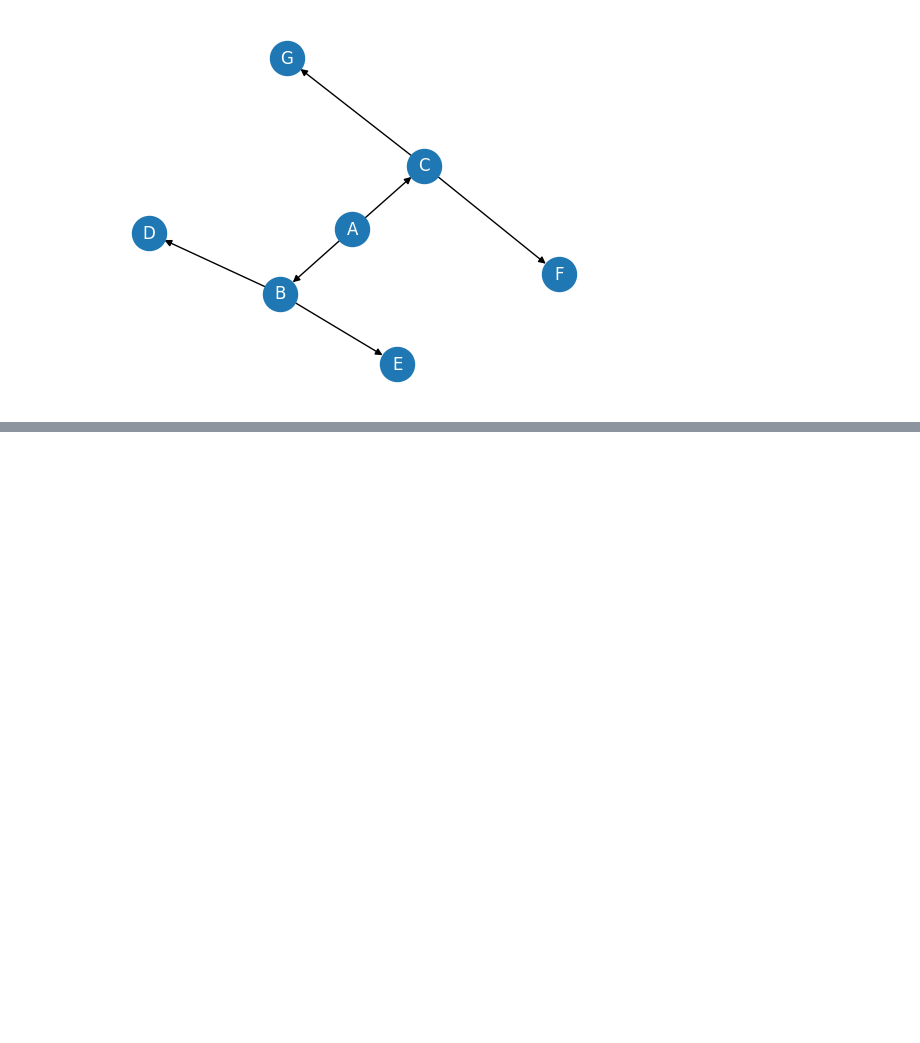
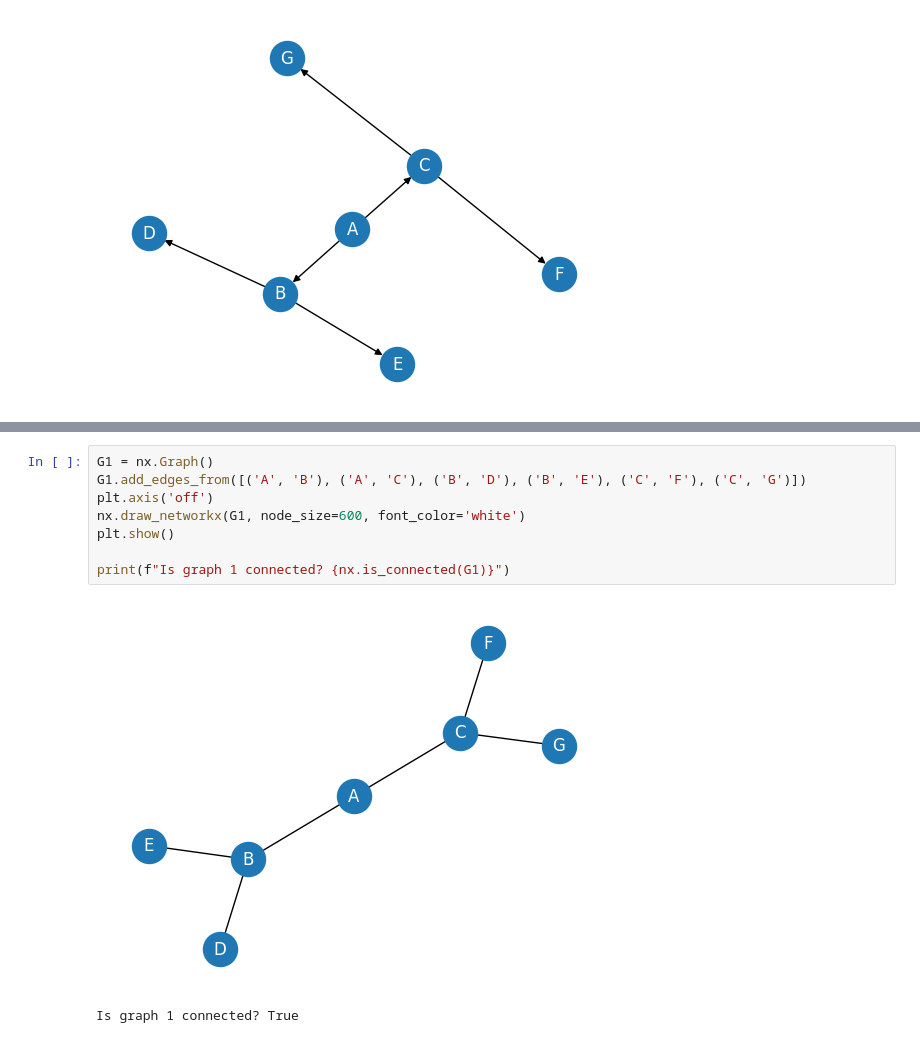
Before and after one commit to CengizPoyraz/gnn, a Jupyter notebook: Introduction.ipynb, the cells around one changed output, grey strips where cells are left out. Saved outputs shown, nothing was run; the diff lists cells and outputs as text; blank space fills up the shorter version.

```diff
--- a/Introduction.ipynb
+++ b/Introduction.ipynb
@@ -31,0 +57,11 @@ plt.show()
+# %%
+G1 = nx.Graph()
+G1.add_edges_from([('A', 'B'), ('A', 'C'), ('B', 'D'), ('B', 'E'), ('C', 'F'), ('C', 'G')])
+plt.axis('off')
+nx.draw_networkx(G1, node_size=600, font_color='white')
+plt.show()
+
+print(f"Is graph 1 connected? {nx.is_connected(G1)}")
+# %% [output]
+[figure, added]
+Is graph 1 connected? True
```
Also changed, not shown: parts of 5 cells of this notebook.
